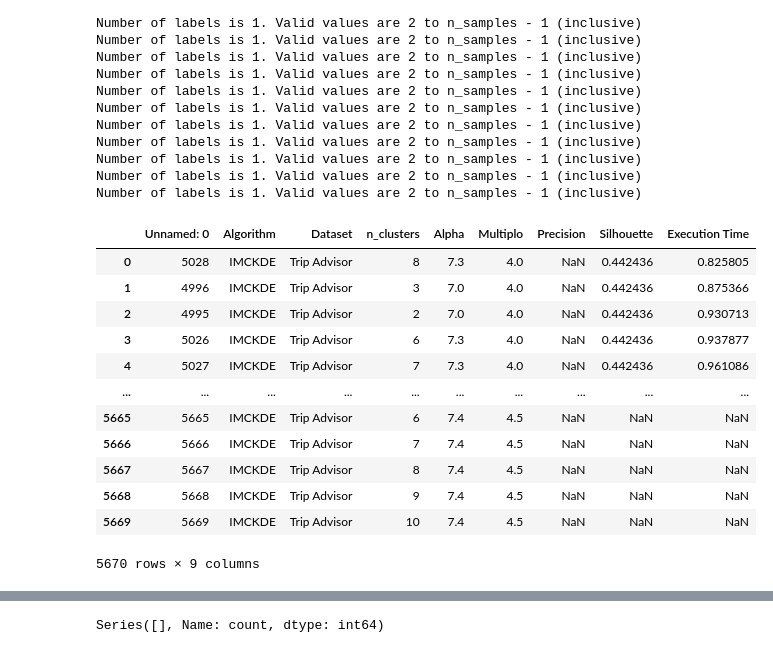
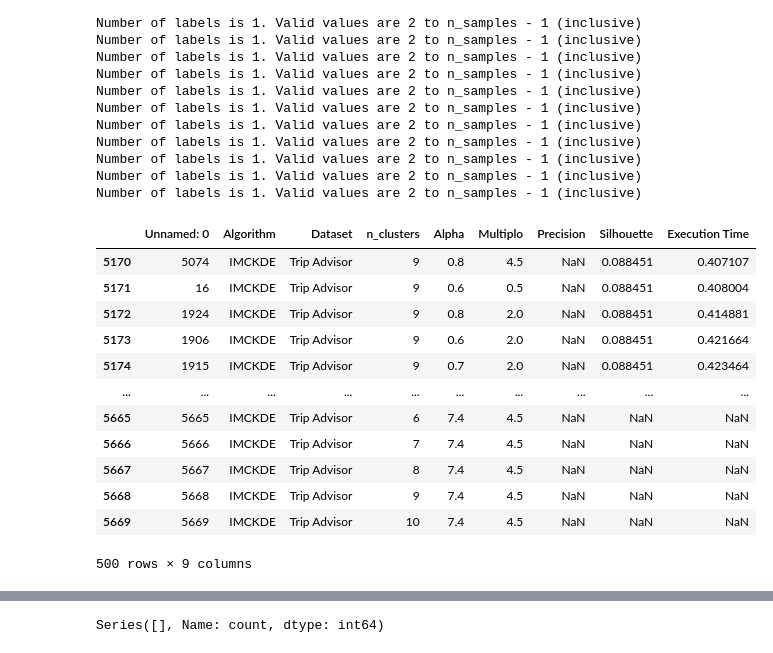
Before and after one commit to paulomuraroferreira/IMCKDE, a Jupyter notebook: Notebooks/clustering_tests_v2.ipynb, the cells around one changed output, grey strips where cells are left out. Cells and saved outputs as stored; diff of their text form; code cells hidden in the pictures.

```diff
--- a/Notebooks/clustering_tests_v2.ipynb
+++ b/Notebooks/clustering_tests_v2.ipynb
@@ -592,18 +592,18 @@ Number of labels is 1. Valid values are 2 to n_samples - 1 (inclusive)
 Number of labels is 1. Valid values are 2 to n_samples - 1 (inclusive)
 # %%
 df = pd.read_csv(os.path.join(PATH_RESULTS, 'trip_imckde_v2.csv'))
-df
+df.tail(500)
 # %% [output]
 |  | Unnamed: 0 | Algorithm | Dataset | n_clusters | Alpha | Multiplo | Precision | Silhouette | Execution Time |
-| 0 | 5028 | IMCKDE | Trip Advisor | 8 | 7.3 | 4.0 | NaN | 0.442436 | 0.825805 |
-| 1 | 4996 | IMCKDE | Trip Advisor | 3 | 7.0 | 4.0 | NaN | 0.442436 | 0.875366 |
-| 2 | 4995 | IMCKDE | Trip Advisor | 2 | 7.0 | 4.0 | NaN | 0.442436 | 0.930713 |
-| 3 | 5026 | IMCKDE | Trip Advisor | 6 | 7.3 | 4.0 | NaN | 0.442436 | 0.937877 |
-| 4 | 5027 | IMCKDE | Trip Advisor | 7 | 7.3 | 4.0 | NaN | 0.442436 | 0.961086 |
+| 5170 | 5074 | IMCKDE | Trip Advisor | 9 | 0.8 | 4.5 | NaN | 0.088451 | 0.407107 |
+| 5171 | 16 | IMCKDE | Trip Advisor | 9 | 0.6 | 0.5 | NaN | 0.088451 | 0.408004 |
+| 5172 | 1924 | IMCKDE | Trip Advisor | 9 | 0.8 | 2.0 | NaN | 0.088451 | 0.414881 |
+| 5173 | 1906 | IMCKDE | Trip Advisor | 9 | 0.6 | 2.0 | NaN | 0.088451 | 0.421664 |
+| 5174 | 1915 | IMCKDE | Trip Advisor | 9 | 0.7 | 2.0 | NaN | 0.088451 | 0.423464 |
 | ... | ... | ... | ... | ... | ... | ... | ... | ... | ... |
 | 5665 | 5665 | IMCKDE | Trip Advisor | 6 | 7.4 | 4.5 | NaN | NaN | NaN |
 | 5666 | 5666 | IMCKDE | Trip Advisor | 7 | 7.4 | 4.5 | NaN | NaN | NaN |
 | 5667 | 5667 | IMCKDE | Trip Advisor | 8 | 7.4 | 4.5 | NaN | NaN | NaN |
 | 5668 | 5668 | IMCKDE | Trip Advisor | 9 | 7.4 | 4.5 | NaN | NaN | NaN |
 | 5669 | 5669 | IMCKDE | Trip Advisor | 10 | 7.4 | 4.5 | NaN | NaN | NaN |
-5670 rows × 9 columns
+500 rows × 9 columns
```
Also changed, not shown: parts of 13 cells of this notebook, 2 other files.
